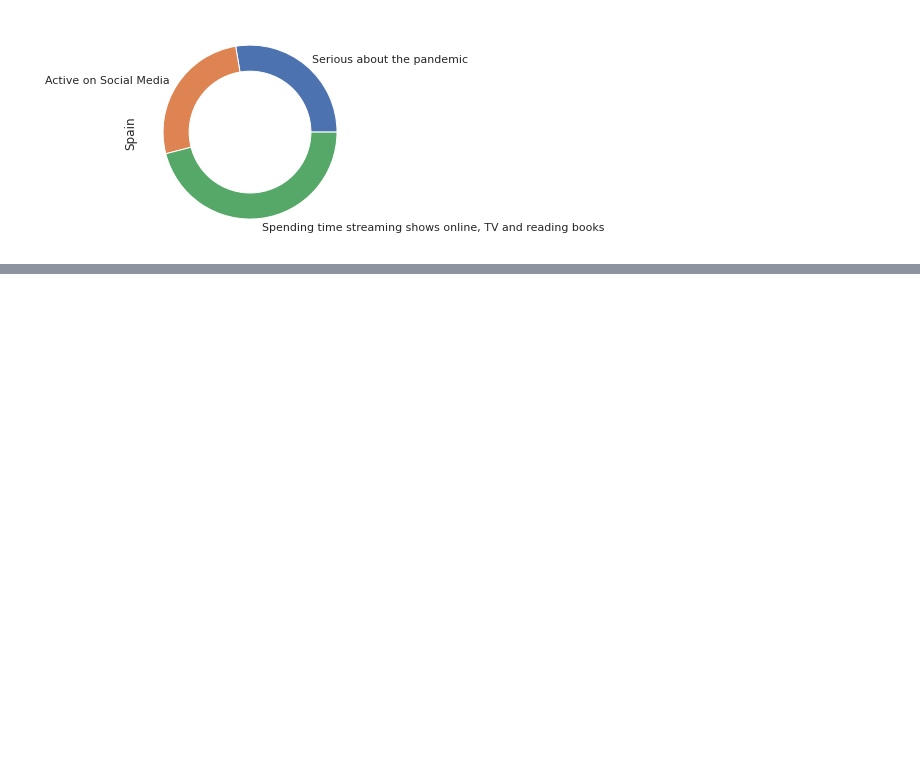
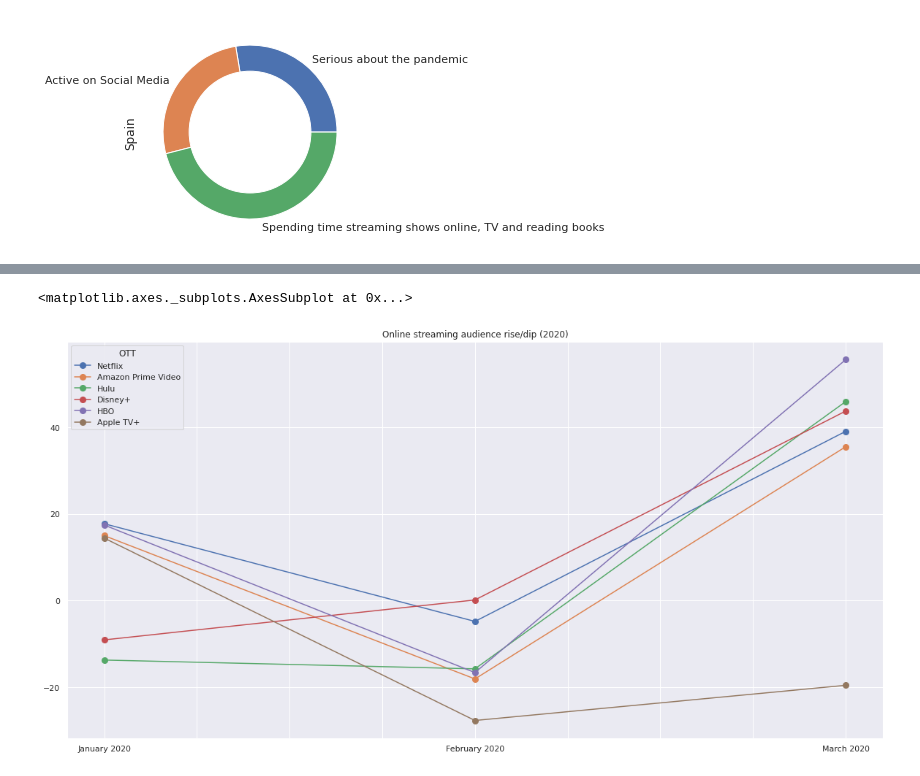
Before and after one commit to newb-dev-1008/CoVID_Entertainment_Impact, a Jupyter notebook: Entertainment_during_CoVID_19.ipynb, the cells around one changed output, grey strips where cells are left out. Drawn from its saved outputs; the diff is of its cells as text; code cells hidden in the pictures; blank space fills up the shorter version.

```diff
--- a/Entertainment_during_CoVID_19.ipynb
+++ b/Entertainment_during_CoVID_19.ipynb
@@ -685,0 +728,6 @@ for i in country_home_media.columns:
+# %%
+ott_audience = pd.read_excel('ott_audience_increase.xlsx')
+ott_audience.reset_index()
+ott_audience.set_index('OTT', inplace = True)
+ott_audience.drop(['Other SVoD services*', 'All SVoD services'], axis = 0, inplace = True)
+ott_audience
@@ -685,0 +743,5 @@ for i in country_home_media.columns:
+# %%
+ott_audience.T.plot(kind = 'line', marker = 'o', markersize = 8, title = 'Online streaming audience rise/dip (2020)', figsize = [20,10])
+# %% [output]
+<matplotlib.axes._subplots.AxesSubplot at 0x...>
+[figure, added]
```
Also changed, not shown: parts of 9 cells of this notebook.
